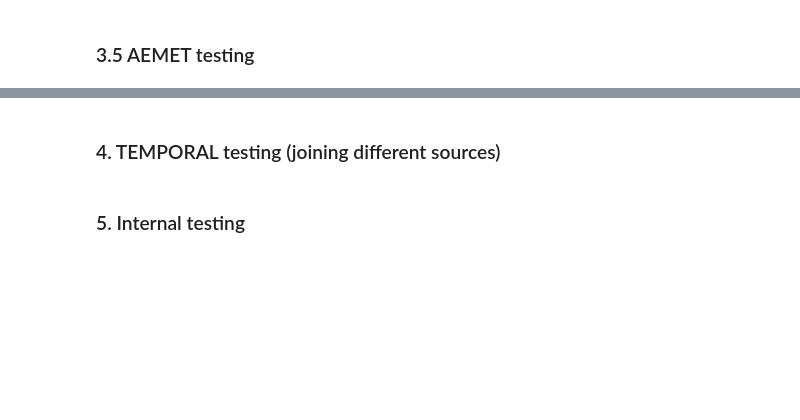
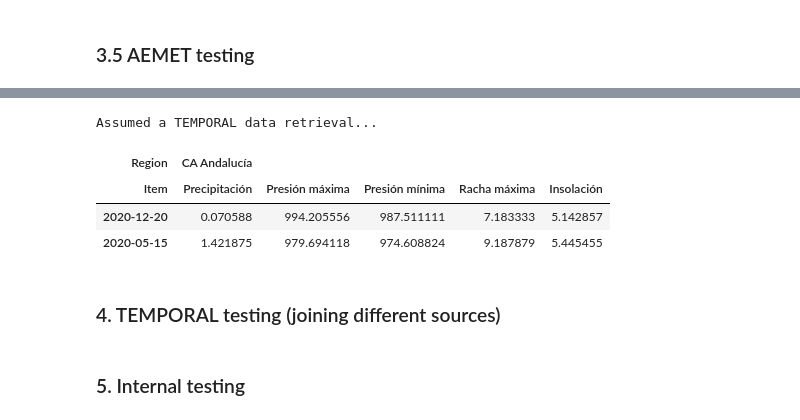
Before and after one commit to CyberDataLab/COnVIDa-lib, a Jupyter notebook: lib/test_lib.ipynb, the cells around one changed output, grey strips where cells are left out. Cells and saved outputs as stored; diff of their text form; code cells hidden in the pictures; blank space fills up the shorter version.

```diff
--- a/lib/test_lib.ipynb
+++ b/lib/test_lib.ipynb
@@ -269,6 +409,12 @@ display(data.sample(2))
 # %%
-data = COnVIDa.get_data_items(regions=[regions[0]],
+data = COnVIDa.get_data_items(regions=[regions[1]],
                               data_items=data_items[0:5],
                               start_date=start,
                               end_date=end)
 display(data.sample(2))
+# %% [output]
+Assumed a TEMPORAL data retrieval...
+| Region | CA Andalucía |  |  |  |  |
+| Item | Precipitación | Presión máxima | Presión mínima | Racha máxima | Insolación |
+| 2020-12-20 | 0.070588 | 994.205556 | 987.511111 | 7.183333 | 5.142857 |
+| 2020-05-15 | 1.421875 | 979.694118 | 974.608824 | 9.187879 | 5.445455 |
```
Also changed, not shown: parts of 30 cells of this notebook, 3 other files.
